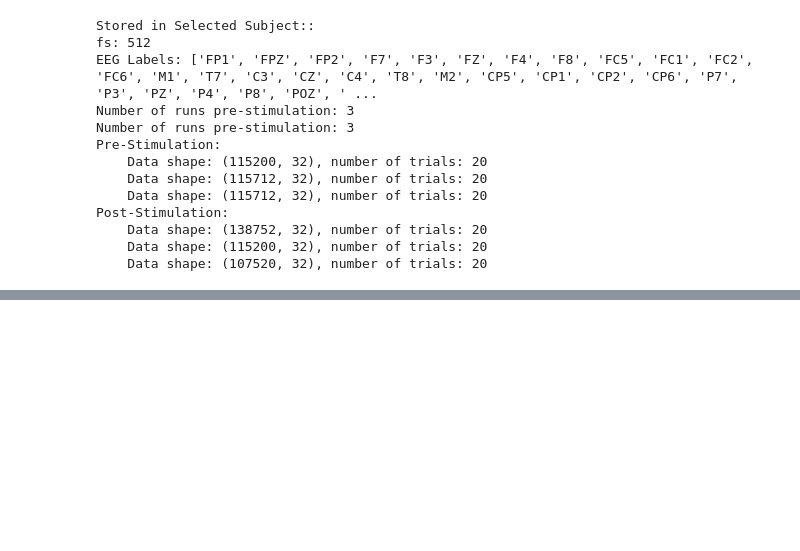
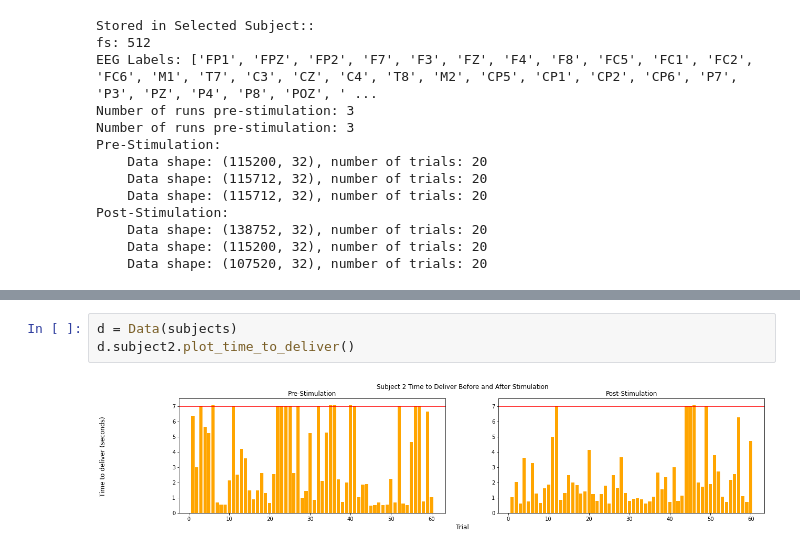
Before and after one commit to coreykarnei/Neural_Final_project, a Jupyter notebook: neural_final_notebook.ipynb, the cells around one changed output, grey strips where cells are left out. Saved outputs shown, nothing was run; the diff lists cells and outputs as text; blank space fills up the shorter version.

```diff
--- a/neural_final_notebook.ipynb
+++ b/neural_final_notebook.ipynb
@@ -297,0 +368,5 @@ Post-Stimulation:
+# %%
+d = Data(subjects)
+d.subject2.plot_time_to_deliver()
+# %% [output]
+[figure, added]
```
Also changed, not shown: parts of 4 cells of this notebook.
